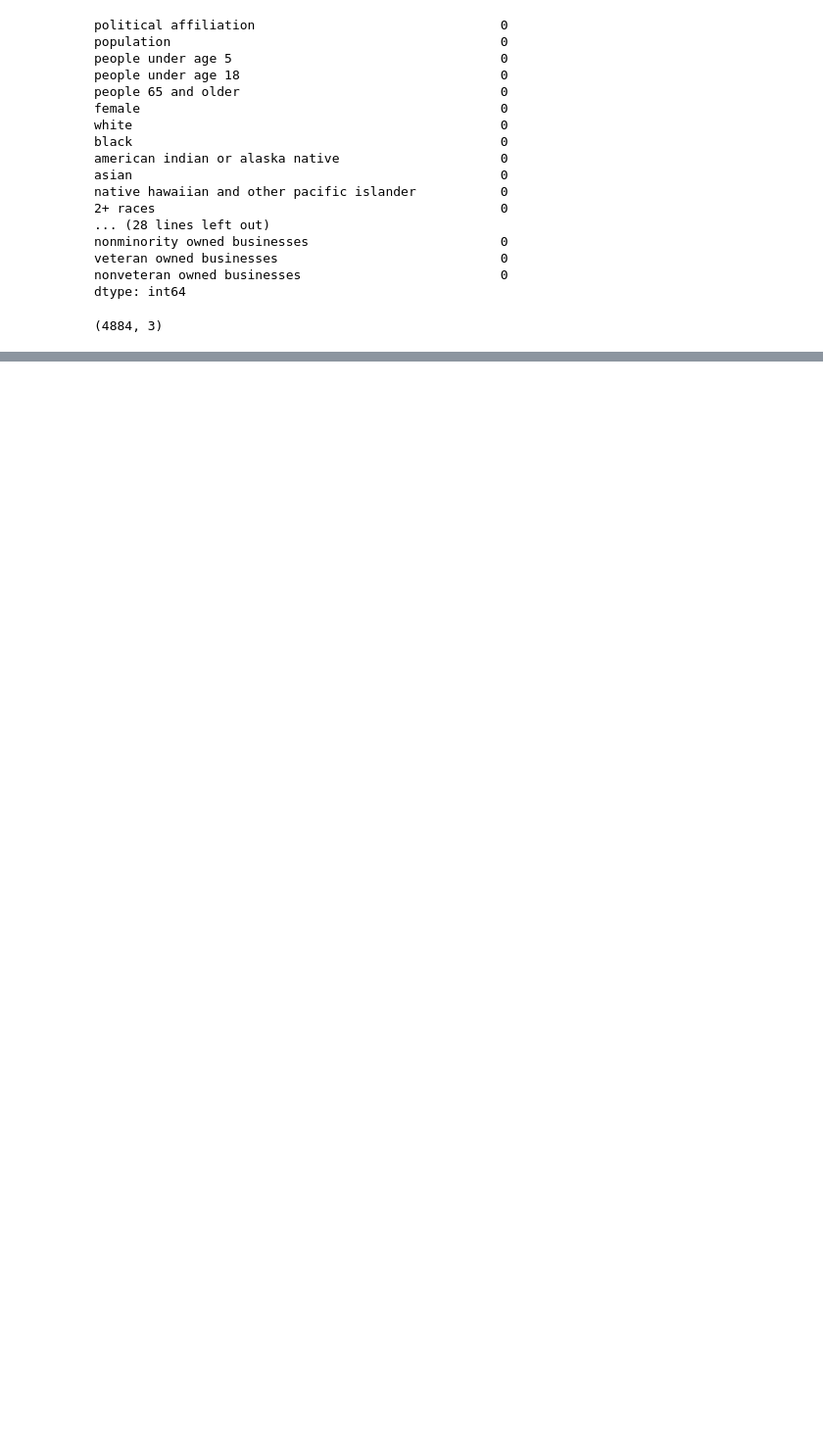
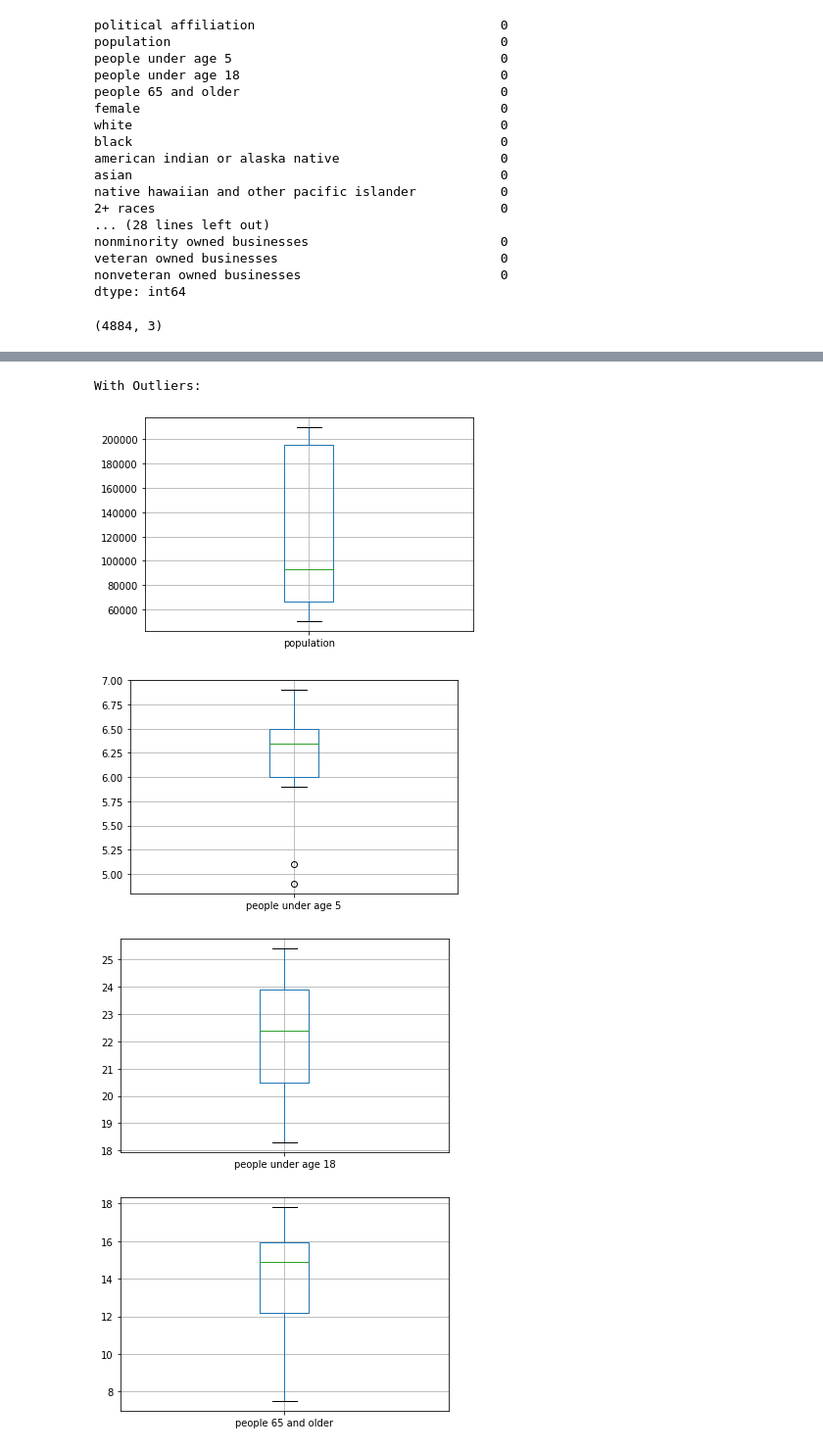
Before and after one commit to CaryMosley/PoliticalAffiliation, a Jupyter notebook: CleanAndEDA.ipynb, the cells around one changed output, grey strips where cells are left out. Shown at 98% size. Saved outputs shown, nothing was run; the diff lists cells and outputs as text; code cells hidden in the pictures; blank space fills up the shorter version.

```diff
--- a/CleanAndEDA.ipynb
+++ b/CleanAndEDA.ipynb
@@ -97,0 +113,26 @@ Name: politics, Length: 4884, dtype: object
+# %%
+df.rename(columns={"bachelor's degree or higher, 25+": 'bachelors degree or higher, 25+'},inplace=True)
+# %%
+continuous = ['population',
+       'people under age 5', 'people under age 18', 'people 65 and older',
+       'female', 'white', 'black', 'american indian or alaska native', 'asian',
+       'native hawaiian and other pacific islander', '2+ races', 'hispanic',
+       'veteran', 'foreign born', 'owner occupied houses',
+       'avg value of owner occupied houses', 'avg rent', 'households',
+       'people per household', 'living in same house for over a year',
+       'language other than english spoken at home',
+       'households with computer', 'households with internet',
+       'high school graduate or higher, 25+',
+       'bachelors degree or higher, 25+', 'with disability, under 65',
+       'without health insurance, under 65', 'total labor force, 16+',
+       'female labor force, 16+',
+       'healthcare and social assistance revenue ($1,000)',
+       'manufacturers shipments ($1,000)',
+       'avg travel time to work (min), 16+', 'avg household income',
+       'per capita income in last 12 months', 'people in poverty',
+       'businesses', 'men owned businesses', 'female owned businesses',
+       'minority owned businesses', 'nonminority owned businesses',
+       'veteran owned businesses', 'nonveteran owned businesses']
+for column in continuous:
+    print(df[column].describe())
+    print('\n')
@@ -97,0 +157,11 @@ Name: politics, Length: 4884, dtype: object
+# %%
+print("With Outliers:")
+for column in continuous:
+    df.boxplot(column=column)
+    plt.show()
+# %% [output]
+With Outliers:
+[figure, added]
+[figure, added]
+[figure, added]
+[figure, added]
```
Also changed, not shown: parts of 8 cells of this notebook.
